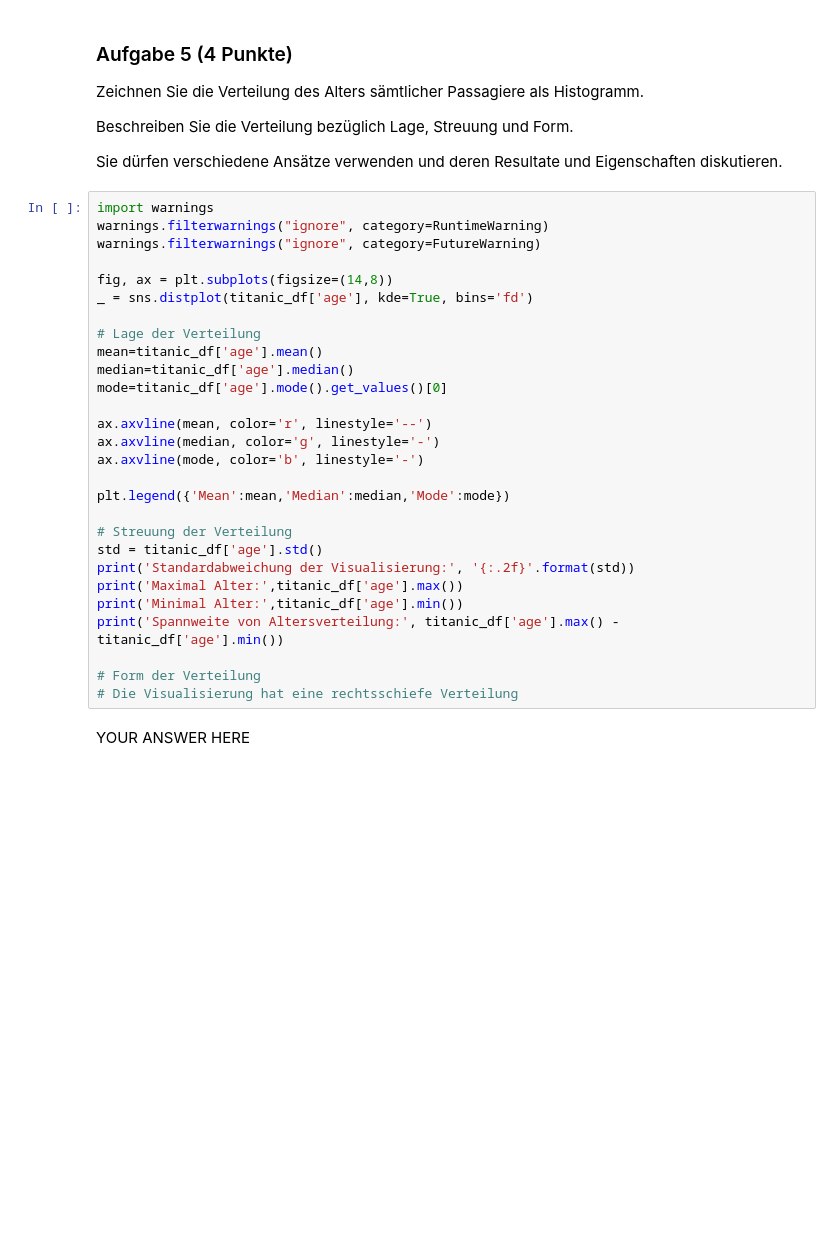
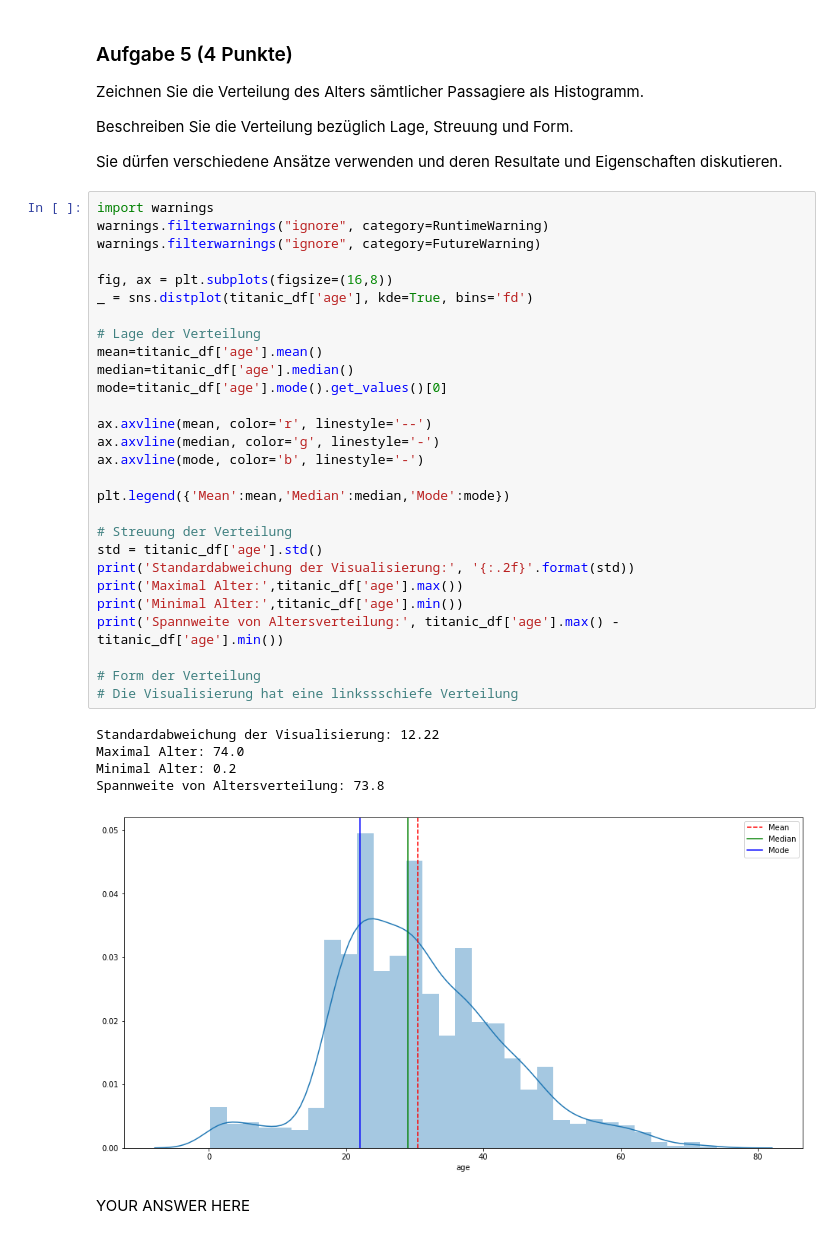
Before and after one commit to JuliaLauraMueller/dsp_hs2019, a Jupyter notebook: assignments/assignment11/exercise11.ipynb, the cells around one changed output. Drawn from its saved outputs; the diff is of its cells as text; blank space fills up the shorter version.

```diff
--- a/assignments/assignment11/exercise11.ipynb
+++ b/assignments/assignment11/exercise11.ipynb
@@ -374,31 +335,37 @@ Sie dürfen verschiedene Ansätze verwenden und deren Resultate und Eigenschafte
 # %%
 import warnings
 warnings.filterwarnings("ignore", category=RuntimeWarning)
 warnings.filterwarnings("ignore", category=FutureWarning)
 
-fig, ax = plt.subplots(figsize=(14,8))
+fig, ax = plt.subplots(figsize=(16,8))
 _ = sns.distplot(titanic_df['age'], kde=True, bins='fd')
 
 # Lage der Verteilung
 mean=titanic_df['age'].mean()
 median=titanic_df['age'].median()
 mode=titanic_df['age'].mode().get_values()[0]
 
 ax.axvline(mean, color='r', linestyle='--')
 ax.axvline(median, color='g', linestyle='-')
 ax.axvline(mode, color='b', linestyle='-')
 
 plt.legend({'Mean':mean,'Median':median,'Mode':mode})
 
 # Streuung der Verteilung
 std = titanic_df['age'].std()
 print('Standardabweichung der Visualisierung:', '{:.2f}'.format(std))
 print('Maximal Alter:',titanic_df['age'].max())
 print('Minimal Alter:',titanic_df['age'].min())
 print('Spannweite von Altersverteilung:', titanic_df['age'].max() - titanic_df['age'].min())
 
 # Form der Verteilung
-# Die Visualisierung hat eine rechtsschiefe Verteilung
+# Die Visualisierung hat eine linkssschiefe Verteilung
+# %% [output]
+Standardabweichung der Visualisierung: 12.22
+Maximal Alter: 74.0
+Minimal Alter: 0.2
+Spannweite von Altersverteilung: 73.8
+[figure, added]
 # %% [markdown]
 YOUR ANSWER HERE
 # %% [markdown]
```
Also changed, not shown: parts of 14 cells of this notebook, 1 other file.
